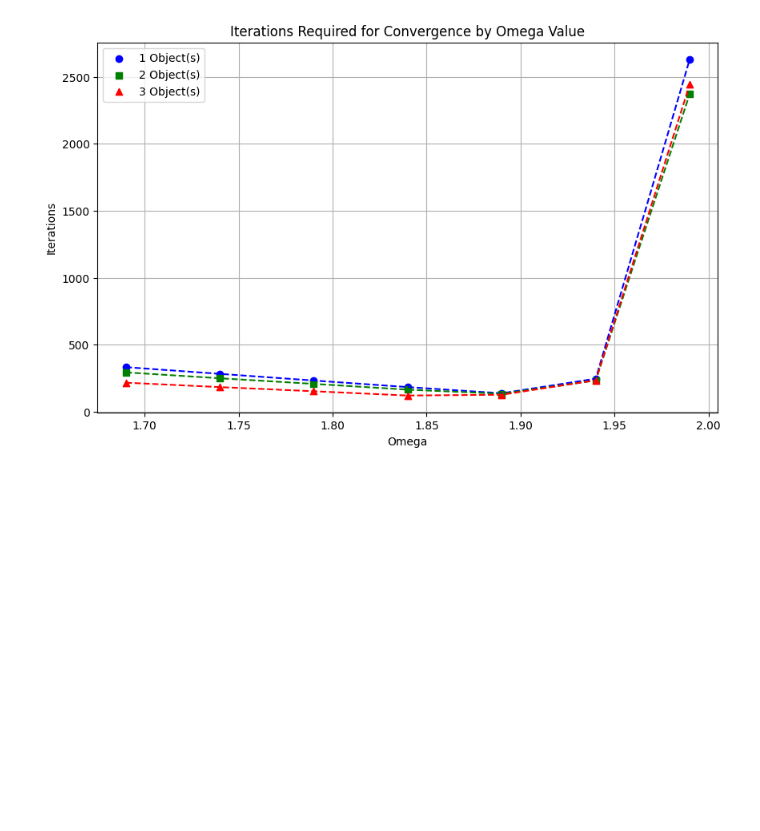
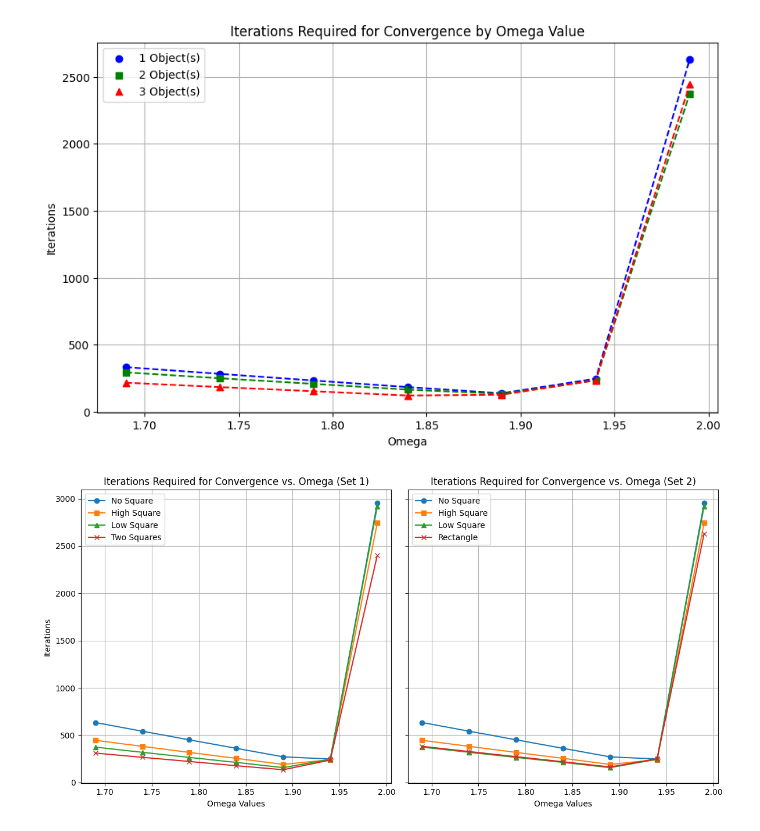
Before and after one commit to koenweverink/ScientificComputing, a Jupyter notebook: Set1.ipynb, the cells around one changed output. Saved outputs shown, nothing was run; the diff lists cells and outputs as text; code cells hidden in the pictures; blank space fills up the shorter version.

Commit message:
made new plot

```diff
--- a/Set1.ipynb
+++ b/Set1.ipynb
@@ -817,7 +847,7 @@ for num_objects, color, marker in zip(range(1, len(objects) + 1), colors, marker
         iterations.append(iteration)
 
     # Plotting the omega vs iteration for the current number of objects in the same plot
-    plt.scatter(omega_values, iterations, color=color, marker=marker, label=f'{num_objects} Object(s)')
+    plt.scatter(omega_values, iterations, color=color, marker=marker)
     plt.plot(omega_values, iterations, color=color, linestyle='--')  # Connect points for better visibility
 
 plt.title('Iterations Required for Convergence by Omega Value')
@@ -830,0 +934,29 @@ plt.show()
+# %%
+# Plotting
+fig, axs = plt.subplots(1, 2, figsize=(12, 6), sharey=True)
+
+# First subplot
+axs[0].plot(omega_values, iterations_no_objects, label='No Square', marker='o')
+axs[0].plot(omega_values, iterations_up_object, label='High Square', marker='s')
+axs[0].plot(omega_values, iterations_down_object, label='Low Square', marker='^')
+axs[0].plot(omega_values, iterations_two_objects, label='Two Squares', marker='x')
+axs[0].set_title('Iterations Required for Convergence vs. Omega (Set 1)')
+axs[0].set_xlabel('Omega Values')
+axs[0].set_ylabel('Iterations')
+axs[0].grid(True)
+axs[0].legend()
+
+# Second subplot
+axs[1].plot(omega_values, iterations_no_objects_2, label='No Square', marker='o')
+axs[1].plot(omega_values, iterations_up_object_2, label='High Square', marker='s')
+axs[1].plot(omega_values, iterations_down_object_2, label='Low Square', marker='^')
+axs[1].plot(omega_values, iterations_rect_object_2, label='Rectangle', marker='x')
+axs[1].set_title('Iterations Required for Convergence vs. Omega (Set 2)')
+axs[1].set_xlabel('Omega Values')
+axs[1].grid(True)
+axs[1].legend()
+
+plt.tight_layout()
+plt.show()
+# %% [output]
+[figure, added]
```
Also changed, not shown: parts of 3 cells of this notebook.
